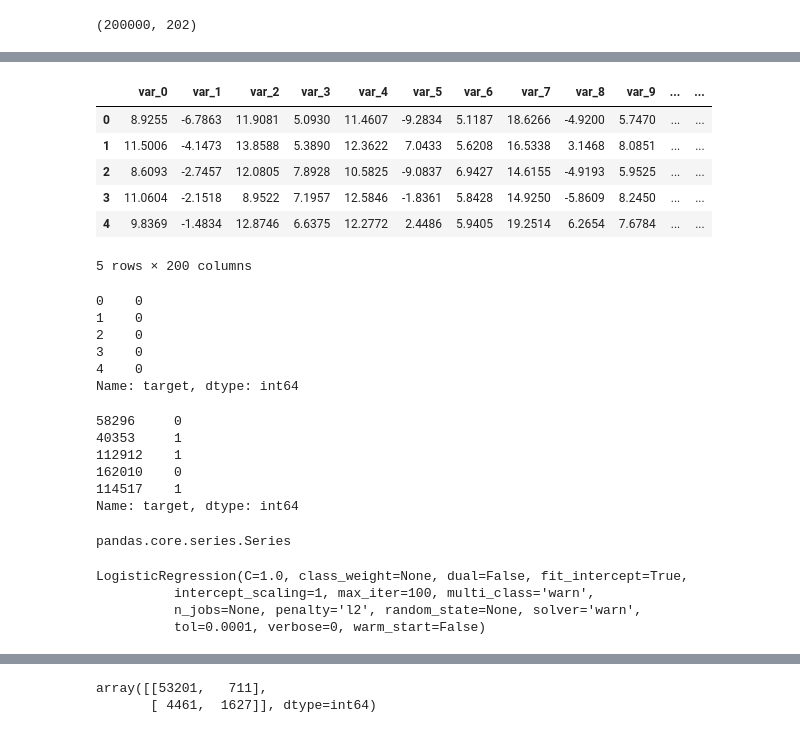
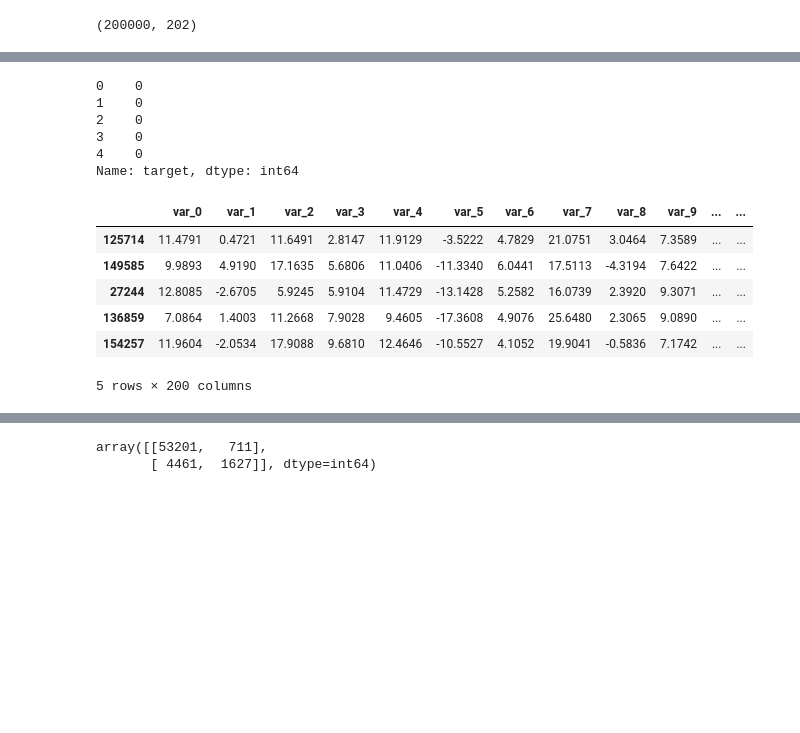
Before and after one commit to rd27995/Customer_Transactions_Predictions, a Jupyter notebook: Customer_Pred.ipynb, the cells around one changed output, grey strips where cells are left out. Saved outputs shown, nothing was run; the diff lists cells and outputs as text; code cells hidden in the pictures; blank space fills up the shorter version.

```diff
--- a/Customer_Pred.ipynb
+++ b/Customer_Pred.ipynb
@@ -77 +52,4 @@ Name: target, dtype: int64
+# %%
+X = train_data.loc[:, train_data.columns != 'target']
+y = train_data.iloc[:,0]
 # %%
@@ -79,17 +57,3 @@ data = data.loc[:, data.columns != 'ID_code']
-# %%
-X = data.loc[:, data.columns != 'target']
-# %%
-X.head()
-# %% [output]
-|  | var_0 | var_1 | var_2 | var_3 | var_4 | var_5 | var_6 | var_7 | var_8 | var_9 | ... | ... |
-| 0 | 8.9255 | -6.7863 | 11.9081 | 5.0930 | 11.4607 | -9.2834 | 5.1187 | 18.6266 | -4.9200 | 5.7470 | ... | ... |
-| 1 | 11.5006 | -4.1473 | 13.8588 | 5.3890 | 12.3622 | 7.0433 | 5.6208 | 16.5338 | 3.1468 | 8.0851 | ... | ... |
-| 2 | 8.6093 | -2.7457 | 12.0805 | 7.8928 | 10.5825 | -9.0837 | 6.9427 | 14.6155 | -4.9193 | 5.9525 | ... | ... |
-| 3 | 11.0604 | -2.1518 | 8.9522 | 7.1957 | 12.5846 | -1.8361 | 5.8428 | 14.9250 | -5.8609 | 8.2450 | ... | ... |
-| 4 | 9.8369 | -1.4834 | 12.8746 | 6.6375 | 12.2772 | 2.4486 | 5.9405 | 19.2514 | 6.2654 | 7.6784 | ... | ... |
-5 rows × 200 columns
-# %%
-y = data.iloc[:,0]
 # %%
 y.head()
 # %% [output]
@@ -104,20 +68,14 @@ Name: target, dtype: int64
 
 from sklearn.model_selection import train_test_split
 # %%
-
-
-
-X_train, X_test, y_train, y_test = train_test_split(X, y, test_size = 0.25,random_state=123)
+X_train, X_test, y_train, y_test = train_test_split(X, y, test_size = 0.20,random_state=123)
 # %%
-y_train.head()
+X_train.head()
 # %% [output]
+|  | var_0 | var_1 | var_2 | var_3 | var_4 | var_5 | var_6 | var_7 | var_8 | var_9 | ... | ... |
+| 125714 | 11.4791 | 0.4721 | 11.6491 | 2.8147 | 11.9129 | -3.5222 | 4.7829 | 21.0751 | 3.0464 | 7.3589 | ... | ... |
+| 149585 | 9.9893 | 4.9190 | 17.1635 | 5.6806 | 11.0406 | -11.3340 | 6.0441 | 17.5113 | -4.3194 | 7.6422 | ... | ... |
+| 27244 | 12.8085 | -2.6705 | 5.9245 | 5.9104 | 11.4729 | -13.1428 | 5.2582 | 16.0739 | 2.3920 | 9.3071 | ... | ... |
+| 136859 | 7.0864 | 1.4003 | 11.2668 | 7.9028 | 9.4605 | -17.3608 | 4.9076 | 25.6480 | 2.3065 | 9.0890 | ... | ... |
+| 154257 | 11.9604 | -2.0534 | 17.9088 | 9.6810 | 12.4646 | -10.5527 | 4.1052 | 19.9041 | -0.5836 | 7.1742 | ... | ... |
-58296     0
-40353     1
-112912    1
-162010    0
-114517    1
-Name: target, dtype: int64
+5 rows × 200 columns
-# %%
-type(y_train)
-# %% [output]
-pandas.core.series.Series
@@ -128,7 +81,0 @@ classifier = LogisticRegression ()
-# %%
-classifier.fit(X_train,y_train)
-# %% [output]
-LogisticRegression(C=1.0, class_weight=None, dual=False, fit_intercept=True,
-          intercept_scaling=1, max_iter=100, multi_class='warn',
-          n_jobs=None, penalty='l2', random_state=None, solver='warn',
-          tol=0.0001, verbose=0, warm_start=False)
```
Also changed, not shown: parts of 81 cells of this notebook.
